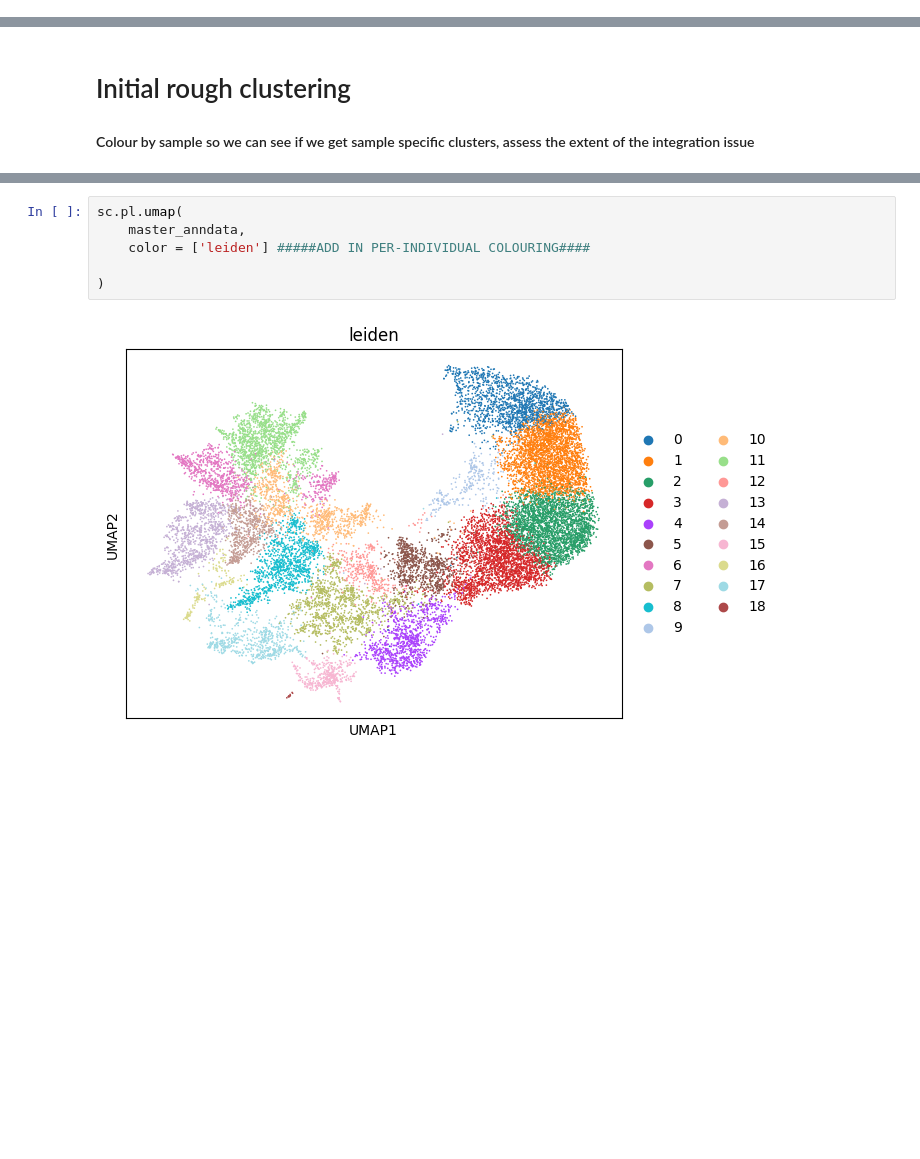
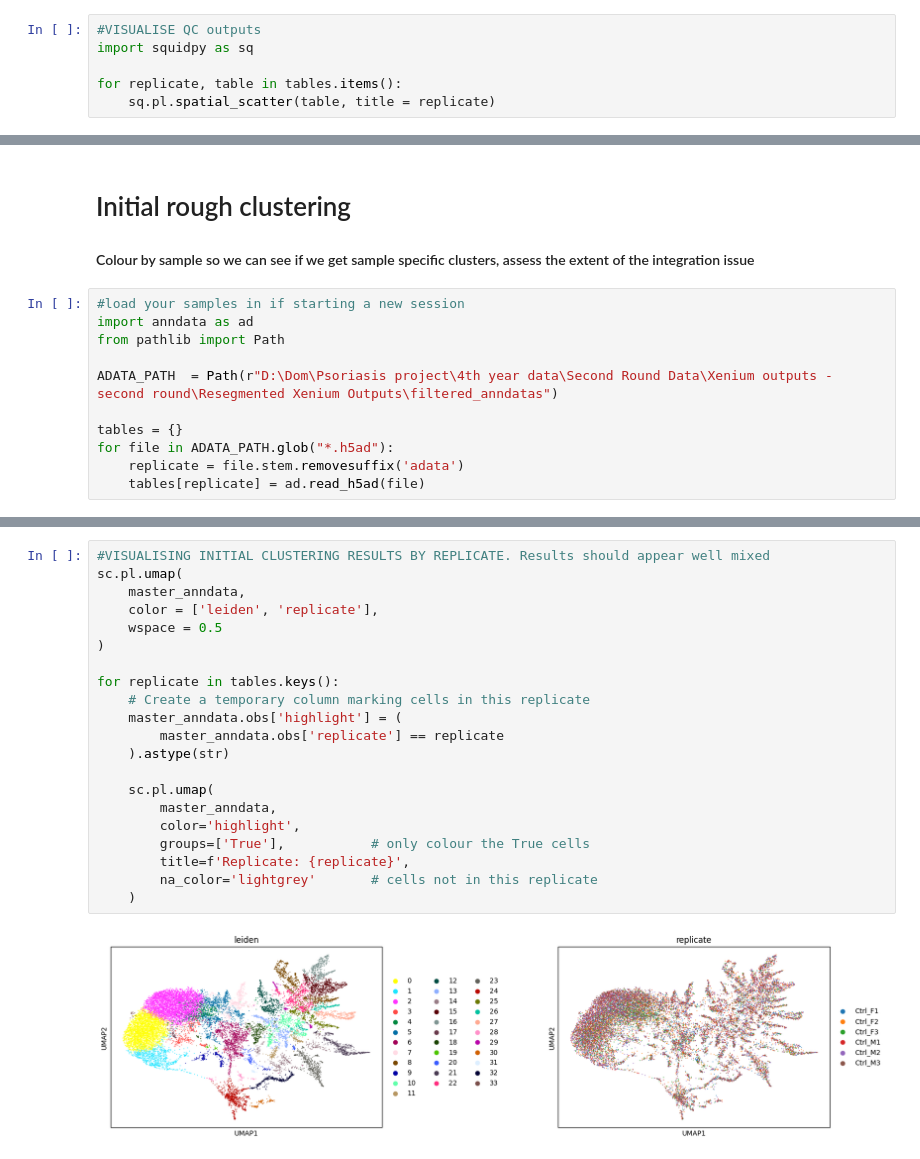
Before and after one commit to DominicBuxton/iMSC_Xenium_Phenocycler_Analysis, a Jupyter notebook: SpatialData_Analysis/xenium_QC_Integration.ipynb, the cells around one changed output, grey strips where cells are left out. Cells and saved outputs as stored; diff of their text form; blank space fills up the shorter version.

Commit message:
QC portion finished, with option to save results as a csv file. Initial clustering with per/replicate display also added

```diff
--- a/SpatialData_Analysis/xenium_QC_Integration.ipynb
+++ b/SpatialData_Analysis/xenium_QC_Integration.ipynb
@@ -423,0 +438,6 @@ AnnData object with n_obs × n_vars = 3613 × 5056
+# %%
+#VISUALISE QC outputs
+import squidpy as sq
+
+for replicate, table in tables.items():
+    sq.pl.spatial_scatter(table, title = replicate)
@@ -424,6 +456,17 @@ AnnData object with n_obs × n_vars = 3613 × 5056
 # %% [markdown]
 # Initial rough clustering
 #### Colour by sample so we can see if we get sample specific clusters, assess the extent of the integration issue
+# %%
+#load your samples in if starting a new session
+import anndata as ad
+from pathlib import Path
+
+ADATA_PATH  = Path(r"D:\Dom\Psoriasis project\4th year data\Second Round Data\Xenium outputs - second round\Resegmented Xenium Outputs\filtered_anndatas")
+
+tables = {}
+for file in ADATA_PATH.glob("*.h5ad"):
+    replicate = file.stem.removesuffix('adata')
+    tables[replicate] = ad.read_h5ad(file)
 # %%
 #Concatenate the anndata objects to perform clustering on them
 import anndata as ad
@@ -476,10 +526,25 @@ AnnData object with n_obs × n_vars = 20127 × 5056
     layers: 'counts'
     obsp: 'distances', 'connectivities'
 # %%
+#VISUALISING INITIAL CLUSTERING RESULTS BY REPLICATE. Results should appear well mixed
 sc.pl.umap(
     master_anndata,
-    color = ['leiden'] #####ADD IN PER-INDIVIDUAL COLOURING####
+    color = ['leiden', 'replicate'],
+    wspace = 0.5
+)
 
-)
+for replicate in tables.keys():
+    # Create a temporary column marking cells in this replicate
+    master_anndata.obs['highlight'] = (
+        master_anndata.obs['replicate'] == replicate
+    ).astype(str)
+
+    sc.pl.umap(
+        master_anndata,
+        color='highlight',
+        groups=['True'],           # only colour the True cells
+        title=f'Replicate: {replicate}',
+        na_color='lightgrey'       # cells not in this replicate
+    )
 # %% [output]
-[figure, old version]
+[figure, new version]
```
Also changed, not shown: parts of 13 cells of this notebook.
